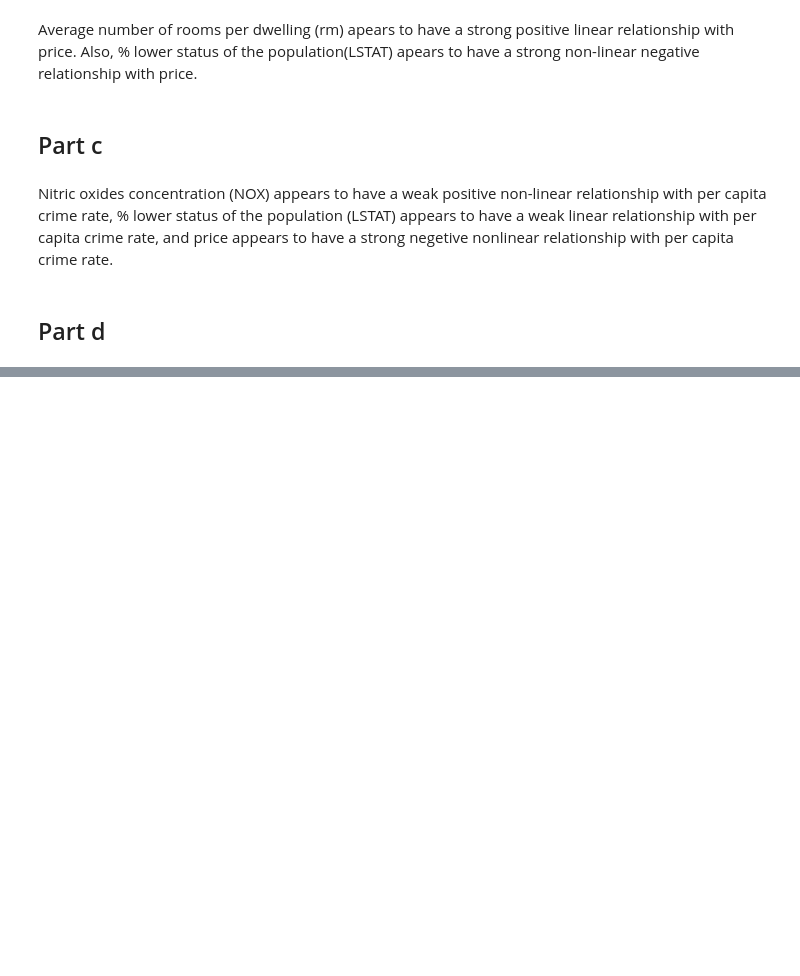
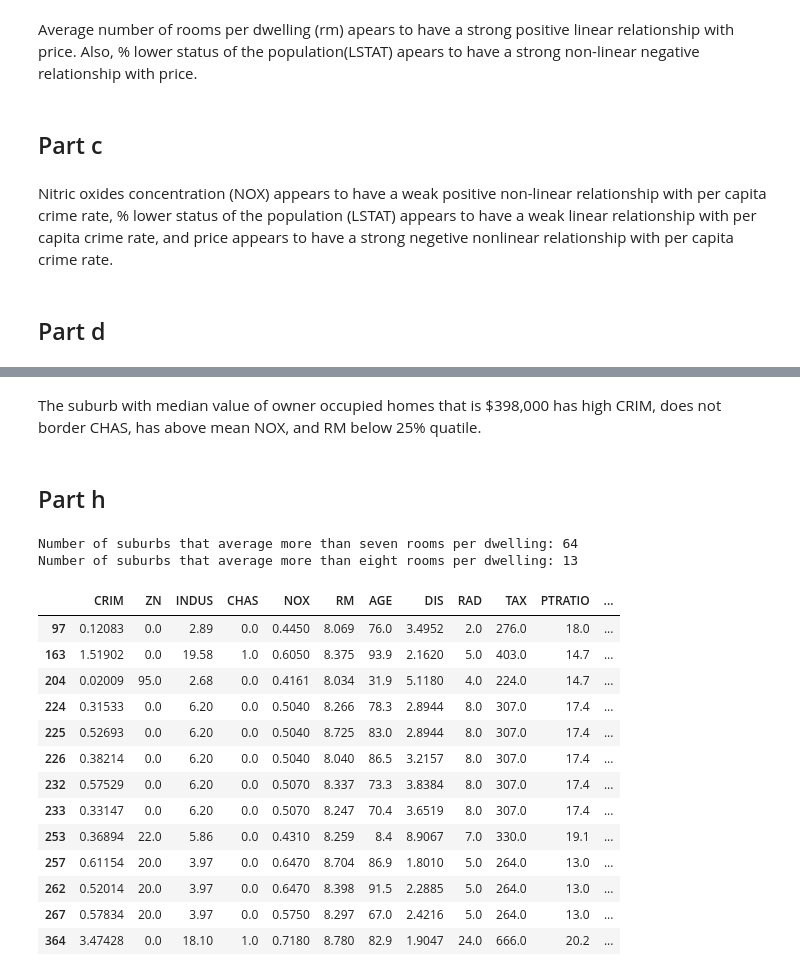
Before and after one commit to deepchatterjeevns/ISLR-Problems, a Jupyter notebook: problem10.ipynb, the cells around one changed output, grey strips where cells are left out. Cells and saved outputs as stored; diff of their text form; code cells hidden in the pictures; blank space fills up the shorter version.

```diff
--- a/problem10.ipynb
+++ b/problem10.ipynb
@@ -69,0 +163,27 @@ to be continued
+# %% [markdown]
+The suburb with median value of owner occupied homes that is $398,000 has high CRIM, does not border CHAS, has above mean NOX, and RM below 25% quatile.
+# %% [markdown]
+## Part h
+# %%
+print("Number of suburbs that average more than seven rooms per dwelling:",len(df[df['RM']>7]))
+print("Number of suburbs that average more than eight rooms per dwelling:",len(df[df['RM']>8]))
+# %% [output]
+Number of suburbs that average more than seven rooms per dwelling: 64
+Number of suburbs that average more than eight rooms per dwelling: 13
+# %%
+df[df['RM']>8]
+# %% [output]
+|  | CRIM | ZN | INDUS | CHAS | NOX | RM | AGE | DIS | RAD | TAX | PTRATIO | ... |
+| 97 | 0.12083 | 0.0 | 2.89 | 0.0 | 0.4450 | 8.069 | 76.0 | 3.4952 | 2.0 | 276.0 | 18.0 | ... |
+| 163 | 1.51902 | 0.0 | 19.58 | 1.0 | 0.6050 | 8.375 | 93.9 | 2.1620 | 5.0 | 403.0 | 14.7 | ... |
+| 204 | 0.02009 | 95.0 | 2.68 | 0.0 | 0.4161 | 8.034 | 31.9 | 5.1180 | 4.0 | 224.0 | 14.7 | ... |
+| 224 | 0.31533 | 0.0 | 6.20 | 0.0 | 0.5040 | 8.266 | 78.3 | 2.8944 | 8.0 | 307.0 | 17.4 | ... |
+| 225 | 0.52693 | 0.0 | 6.20 | 0.0 | 0.5040 | 8.725 | 83.0 | 2.8944 | 8.0 | 307.0 | 17.4 | ... |
+| 226 | 0.38214 | 0.0 | 6.20 | 0.0 | 0.5040 | 8.040 | 86.5 | 3.2157 | 8.0 | 307.0 | 17.4 | ... |
+| 232 | 0.57529 | 0.0 | 6.20 | 0.0 | 0.5070 | 8.337 | 73.3 | 3.8384 | 8.0 | 307.0 | 17.4 | ... |
+| 233 | 0.33147 | 0.0 | 6.20 | 0.0 | 0.5070 | 8.247 | 70.4 | 3.6519 | 8.0 | 307.0 | 17.4 | ... |
+| 253 | 0.36894 | 22.0 | 5.86 | 0.0 | 0.4310 | 8.259 | 8.4 | 8.9067 | 7.0 | 330.0 | 19.1 | ... |
+| 257 | 0.61154 | 20.0 | 3.97 | 0.0 | 0.6470 | 8.704 | 86.9 | 1.8010 | 5.0 | 264.0 | 13.0 | ... |
+| 262 | 0.52014 | 20.0 | 3.97 | 0.0 | 0.6470 | 8.398 | 91.5 | 2.2885 | 5.0 | 264.0 | 13.0 | ... |
+| 267 | 0.57834 | 20.0 | 3.97 | 0.0 | 0.5750 | 8.297 | 67.0 | 2.4216 | 5.0 | 264.0 | 13.0 | ... |
+| 364 | 3.47428 | 0.0 | 18.10 | 1.0 | 0.7180 | 8.780 | 82.9 | 1.9047 | 24.0 | 666.0 | 20.2 | ... |
```
Also changed, not shown: parts of 14 cells of this notebook.
